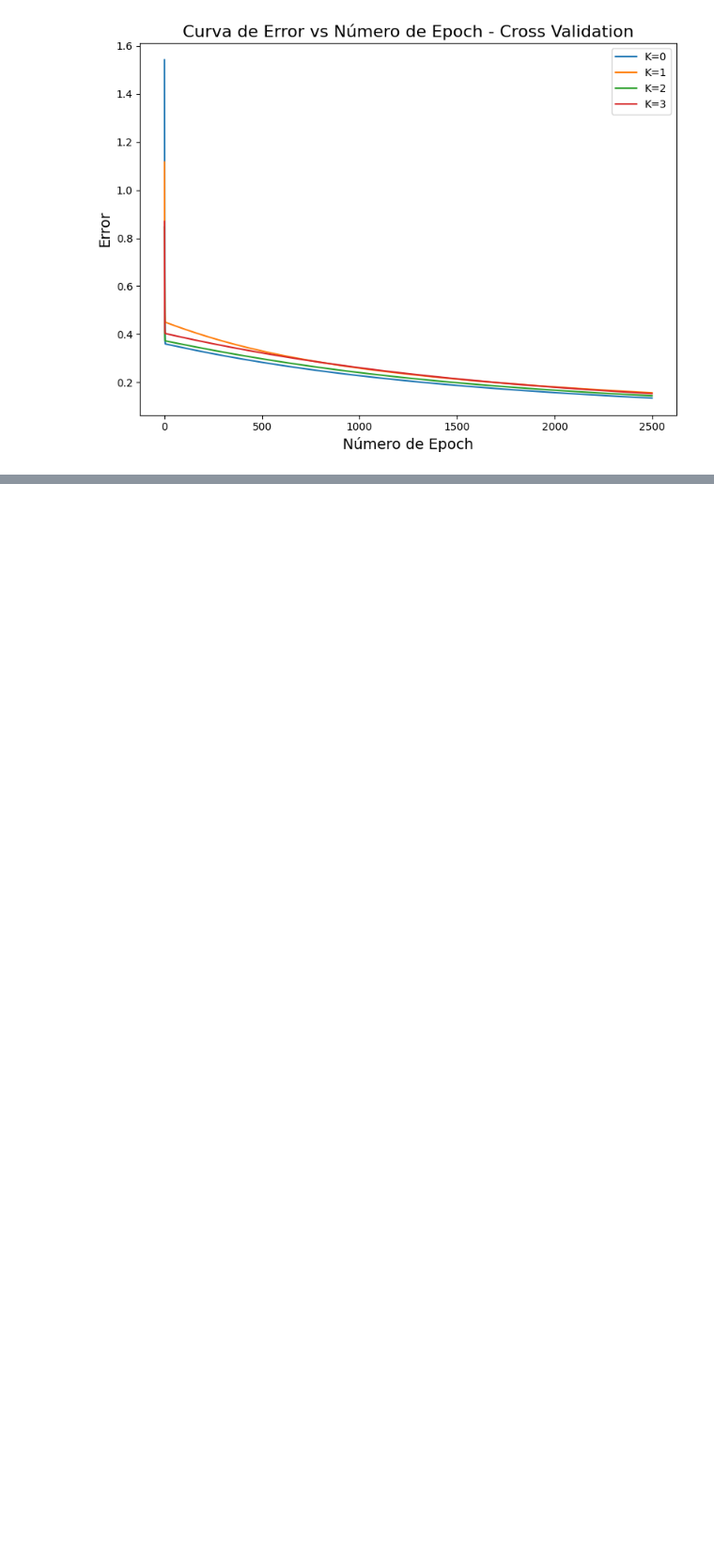
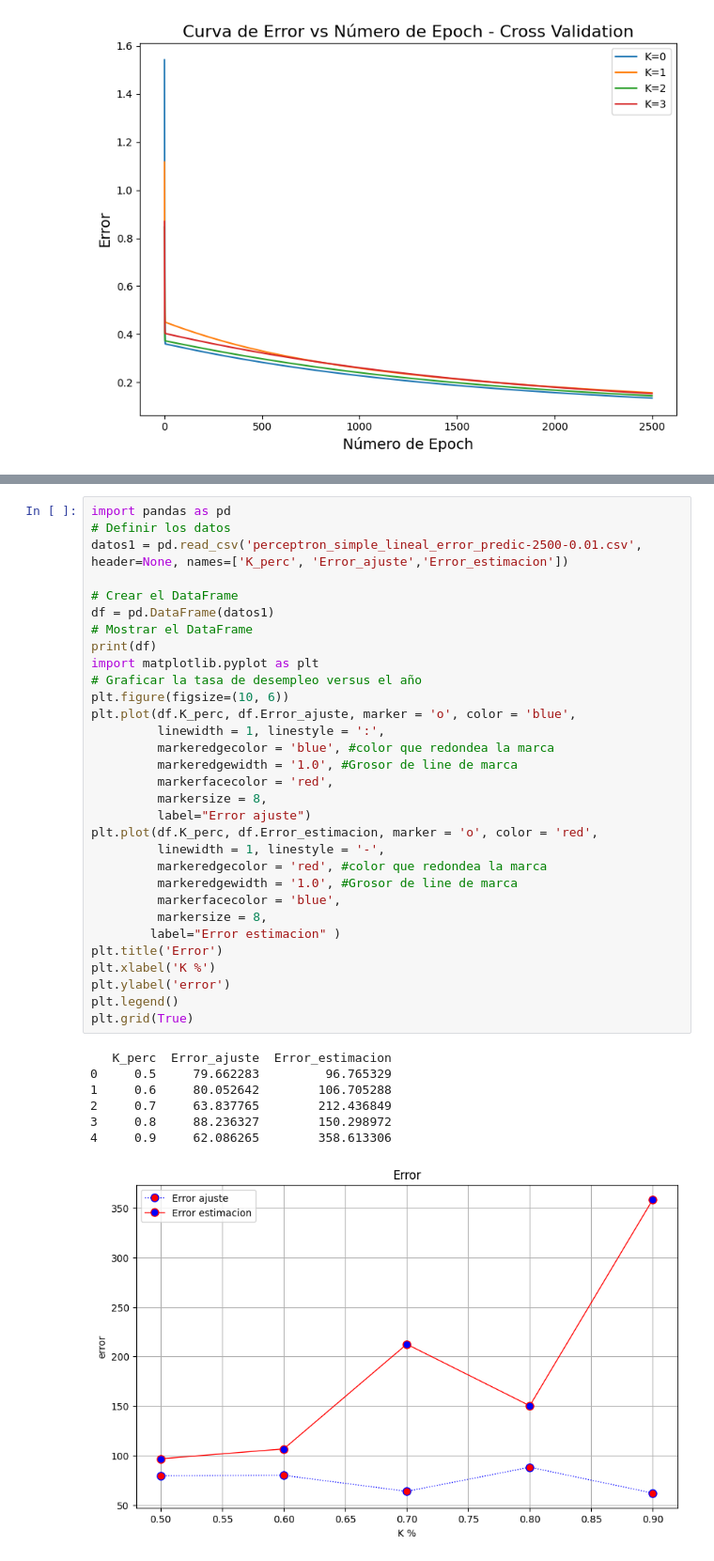
Before and after one commit to dariopenialoza/tp3, a Jupyter notebook: test.ipynb, the cells around one changed output, grey strips where cells are left out. Shown at 94% size. Drawn from its saved outputs; the diff is of its cells as text; blank space fills up the shorter version.

```diff
--- a/test.ipynb
+++ b/test.ipynb
@@ -1081,0 +1170,39 @@ plt.show()
+# %%
+import pandas as pd
+# Definir los datos
+datos1 = pd.read_csv('perceptron_simple_lineal_error_predic-2500-0.01.csv', header=None, names=['K_perc', 'Error_ajuste','Error_estimacion'])
+
+# Crear el DataFrame
+df = pd.DataFrame(datos1)
+# Mostrar el DataFrame
+print(df)
+import matplotlib.pyplot as plt
+# Graficar la tasa de desempleo versus el año
+plt.figure(figsize=(10, 6))
+plt.plot(df.K_perc, df.Error_ajuste, marker = 'o', color = 'blue',
+         linewidth = 1, linestyle = ':',
+         markeredgecolor = 'blue', #color que redondea la marca
+         markeredgewidth = '1.0', #Grosor de line de marca
+         markerfacecolor = 'red',
+         markersize = 8,
+         label="Error ajuste")
+plt.plot(df.K_perc, df.Error_estimacion, marker = 'o', color = 'red',
+         linewidth = 1, linestyle = '-',
+         markeredgecolor = 'red', #color que redondea la marca
+         markeredgewidth = '1.0', #Grosor de line de marca
+         markerfacecolor = 'blue',
+         markersize = 8,
+        label="Error estimacion" )
+plt.title('Error')
+plt.xlabel('K %')
+plt.ylabel('error')
+plt.legend()
+plt.grid(True)
+# %% [output]
+   K_perc  Error_ajuste  Error_estimacion
+0     0.5     79.662283         96.765329
+1     0.6     80.052642        106.705288
+2     0.7     63.837765        212.436849
+3     0.8     88.236327        150.298972
+4     0.9     62.086265        358.613306
+[figure, added]
```
Also changed, not shown: parts of 9 cells of this notebook, 4 other files.
